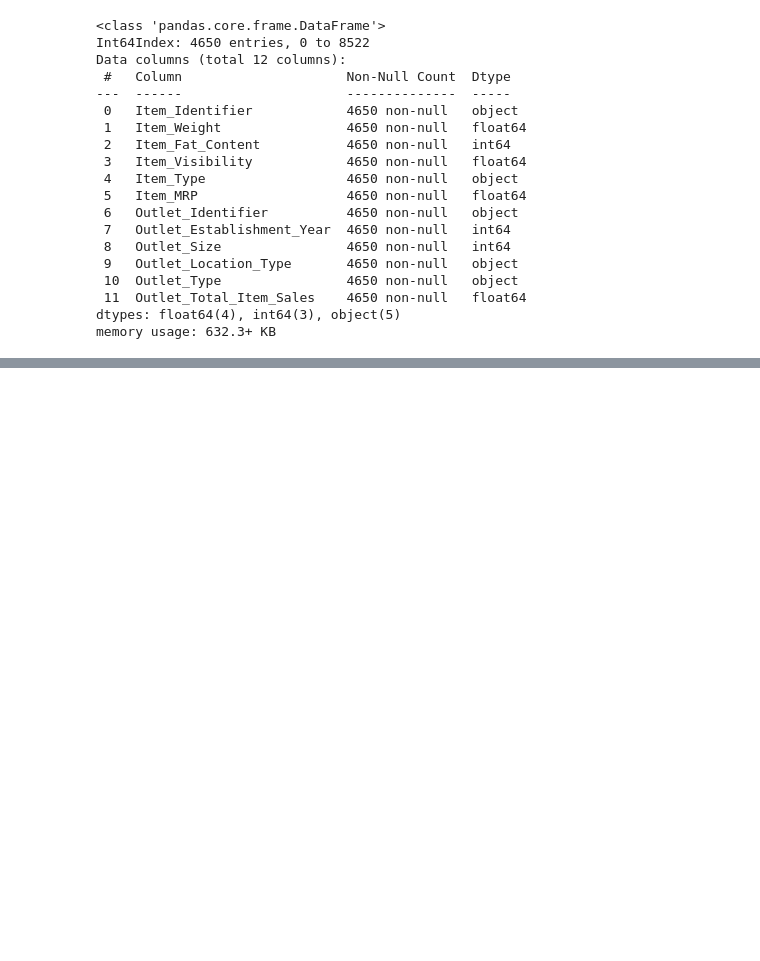
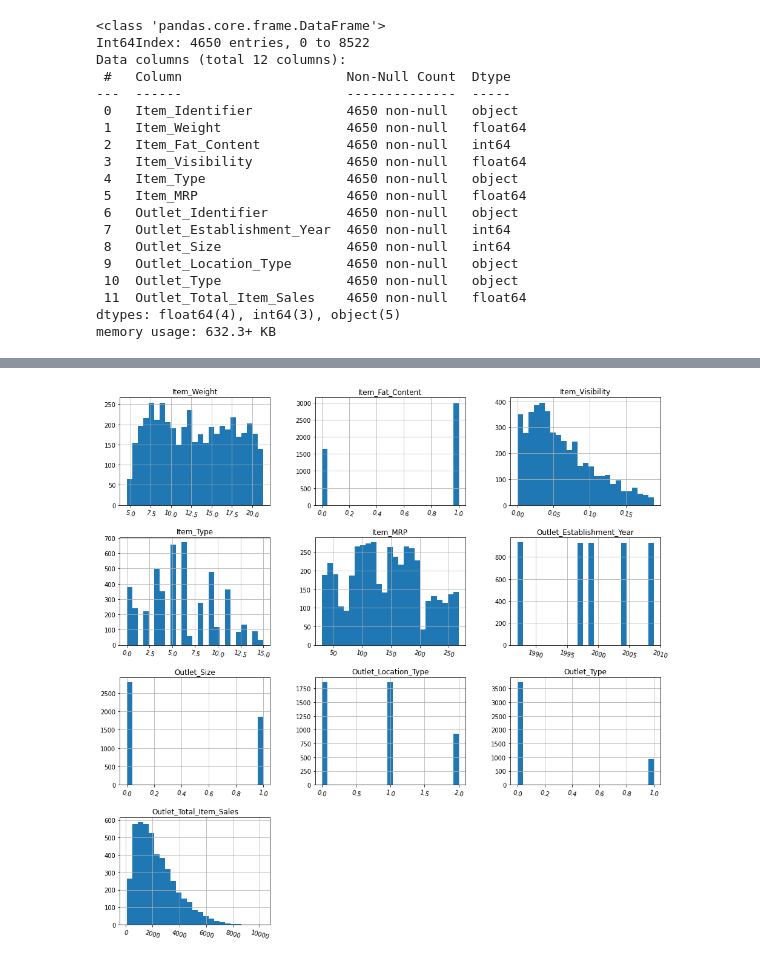
Before and after one commit to cheesecakephobia/food-sales-prediction, a Jupyter notebook: Food_sale_prediction.ipynb, the cells around one changed output, grey strips where cells are left out. Saved outputs shown, nothing was run; the diff lists cells and outputs as text; code cells hidden in the pictures; blank space fills up the shorter version.

```diff
--- a/Food_sale_prediction.ipynb
+++ b/Food_sale_prediction.ipynb
@@ -189,0 +265,7 @@ plt.show()
+# %%
+df.loc[:,:].hist(bins=25,
+                 figsize=(16,16),
+                 xlabelsize='10',
+                 ylabelsize='10',xrot=-15);
+# %% [output]
+[figure, added]
```
Also changed, not shown: parts of 25 cells of this notebook.
